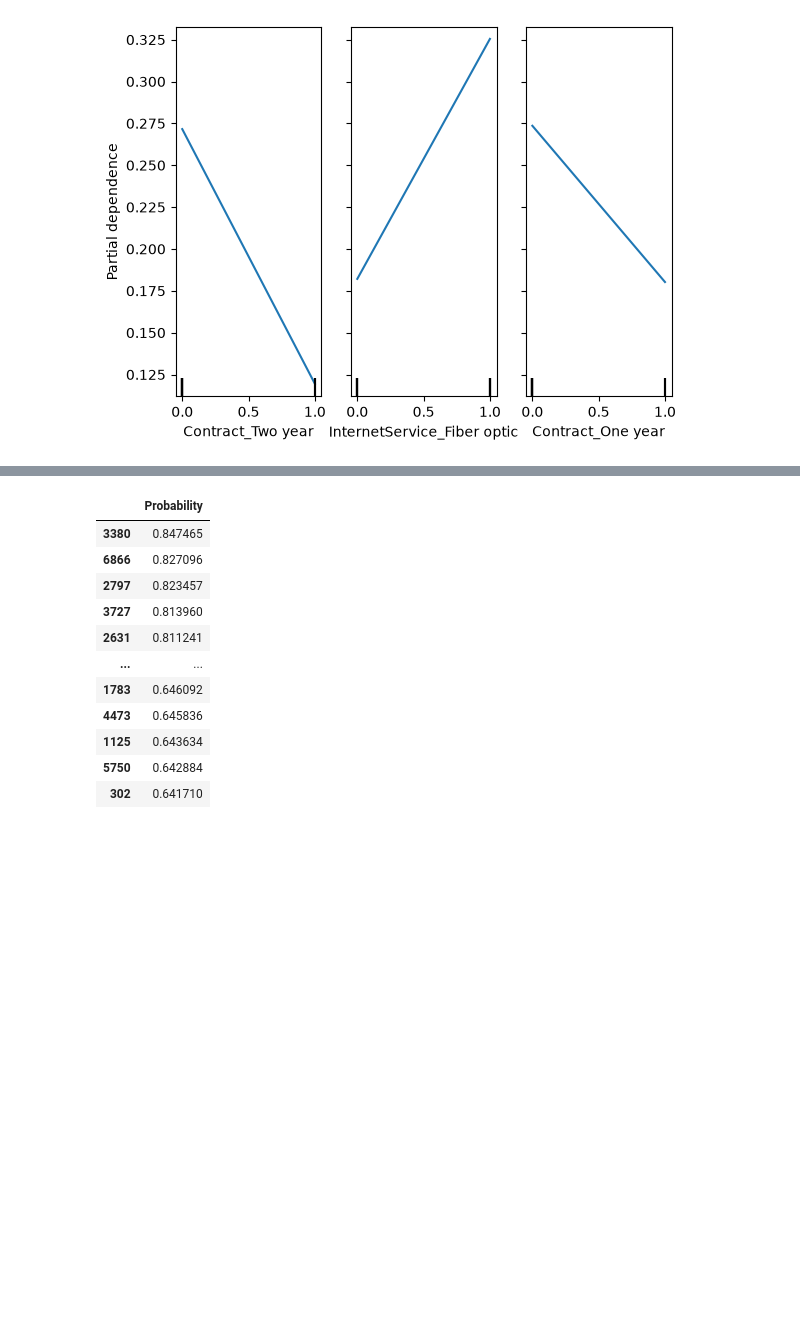
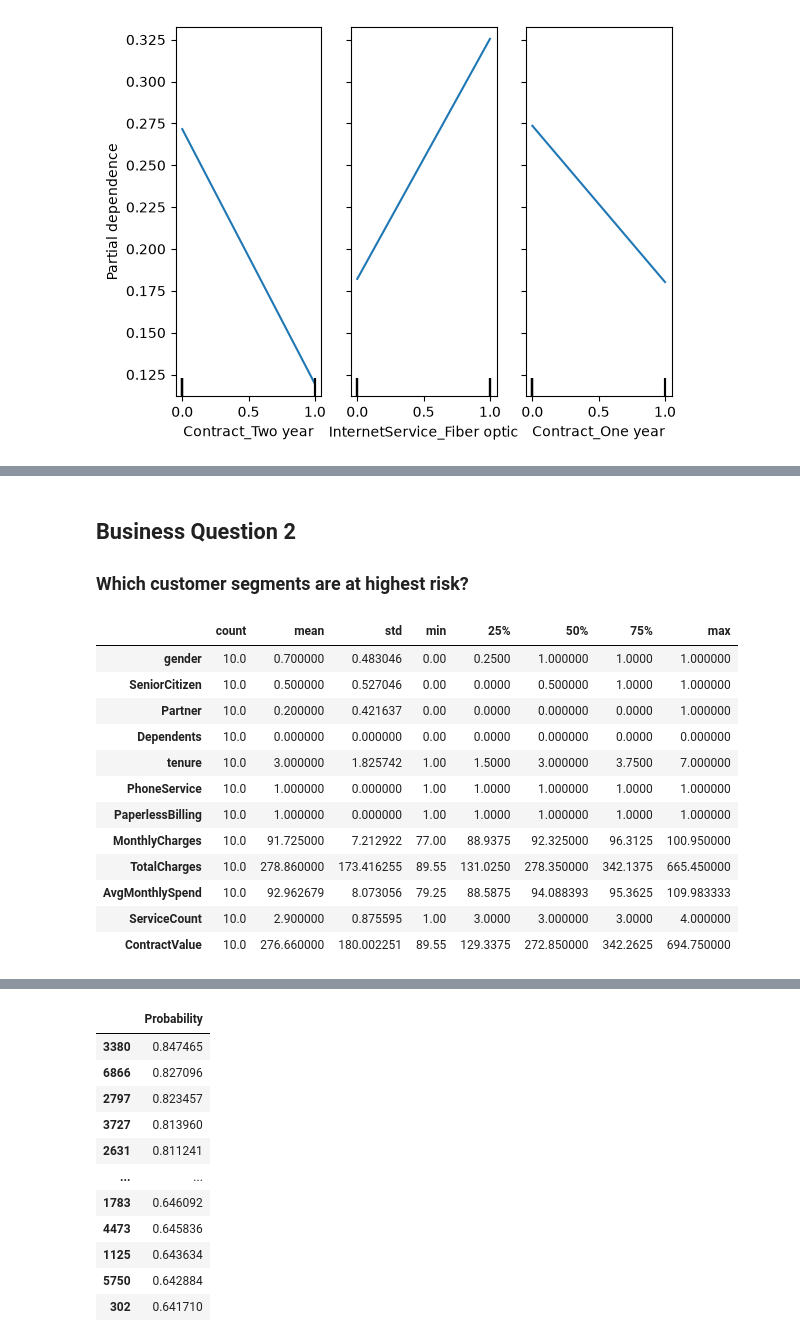
Before and after one commit to balajireddyu1710/teleconnect-ml-assignment, a Jupyter notebook: notebooks/05_interpretation.ipynb, the cells around one changed output, grey strips where cells are left out. Saved outputs shown, nothing was run; the diff lists cells and outputs as text; code cells hidden in the pictures; blank space fills up the shorter version.

```diff
--- a/notebooks/05_interpretation.ipynb
+++ b/notebooks/05_interpretation.ipynb
@@ -169,0 +179,23 @@ coef_df.sort_values(
+# %% [markdown]
+## Business Question 2
+
+### Which customer segments are at highest risk?
+# %%
+
+high_risk_customers = X_test.loc[top100.head(10).index]
+
+high_risk_customers.describe().T
+# %% [output]
+|  | count | mean | std | min | 25% | 50% | 75% | max |
+| gender | 10.0 | 0.700000 | 0.483046 | 0.00 | 0.2500 | 1.000000 | 1.0000 | 1.000000 |
+| SeniorCitizen | 10.0 | 0.500000 | 0.527046 | 0.00 | 0.0000 | 0.500000 | 1.0000 | 1.000000 |
+| Partner | 10.0 | 0.200000 | 0.421637 | 0.00 | 0.0000 | 0.000000 | 0.0000 | 1.000000 |
+| Dependents | 10.0 | 0.000000 | 0.000000 | 0.00 | 0.0000 | 0.000000 | 0.0000 | 0.000000 |
+| tenure | 10.0 | 3.000000 | 1.825742 | 1.00 | 1.5000 | 3.000000 | 3.7500 | 7.000000 |
+| PhoneService | 10.0 | 1.000000 | 0.000000 | 1.00 | 1.0000 | 1.000000 | 1.0000 | 1.000000 |
+| PaperlessBilling | 10.0 | 1.000000 | 0.000000 | 1.00 | 1.0000 | 1.000000 | 1.0000 | 1.000000 |
+| MonthlyCharges | 10.0 | 91.725000 | 7.212922 | 77.00 | 88.9375 | 92.325000 | 96.3125 | 100.950000 |
+| TotalCharges | 10.0 | 278.860000 | 173.416255 | 89.55 | 131.0250 | 278.350000 | 342.1375 | 665.450000 |
+| AvgMonthlySpend | 10.0 | 92.962679 | 8.073056 | 79.25 | 88.5875 | 94.088393 | 95.3625 | 109.983333 |
+| ServiceCount | 10.0 | 2.900000 | 0.875595 | 1.00 | 3.0000 | 3.000000 | 3.0000 | 4.000000 |
+| ContractValue | 10.0 | 276.660000 | 180.002251 | 89.55 | 129.3375 | 272.850000 | 342.2625 | 694.750000 |
```
Also changed, not shown: parts of 11 cells of this notebook.
